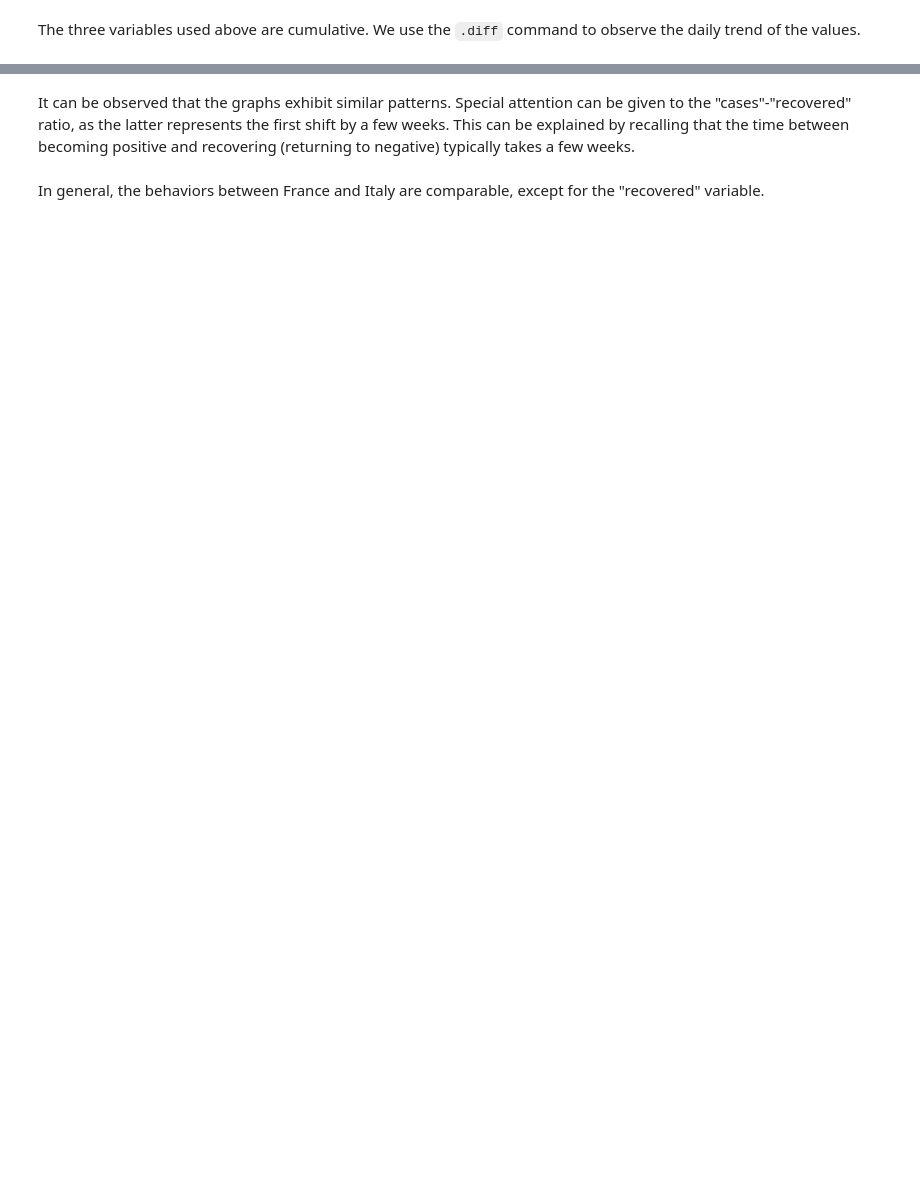
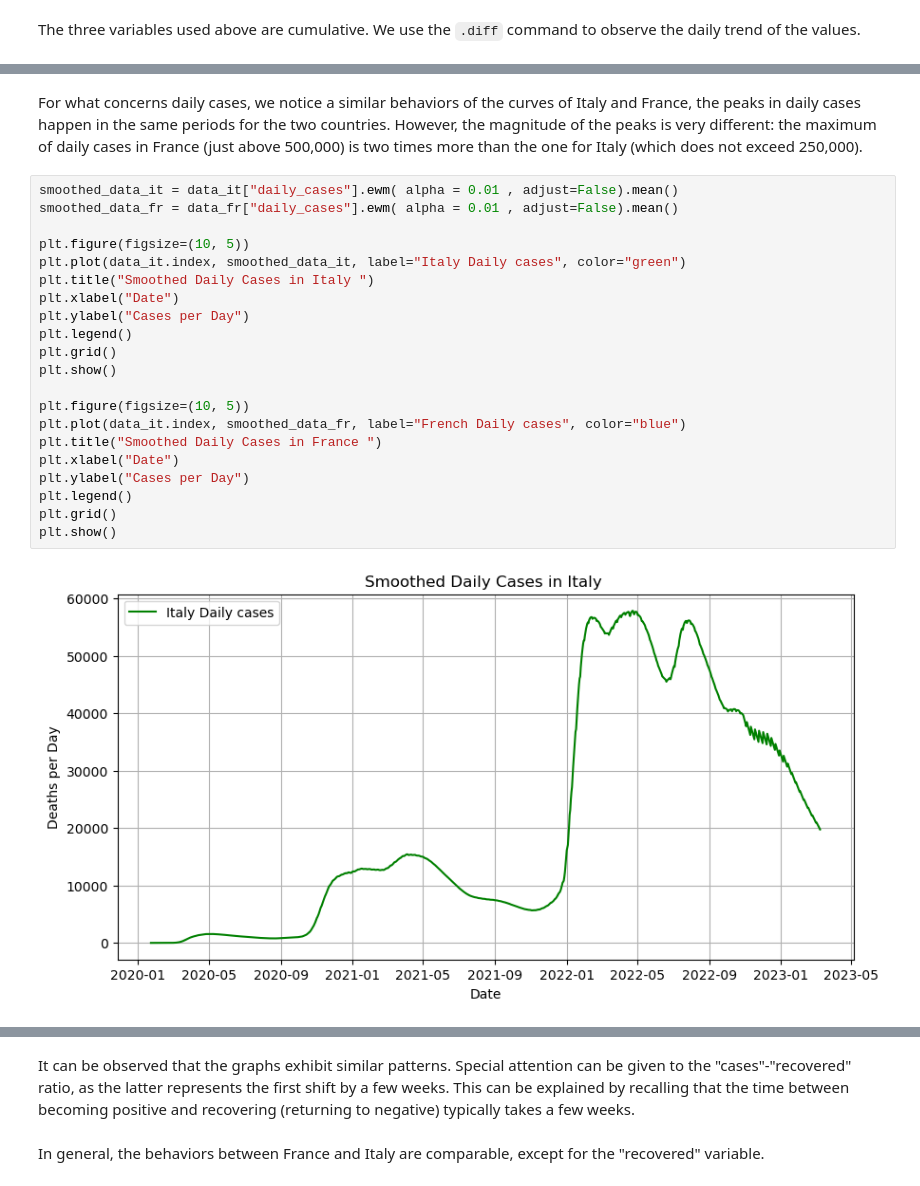
Before and after one commit to Gerva02/Python_for_data_science, a Jupyter notebook: Second.ipynb, the cells around one changed output, grey strips where cells are left out. Cells and saved outputs as stored; diff of their text form; blank space fills up the shorter version.

```diff
--- a/Second.ipynb
+++ b/Second.ipynb
@@ -209,0 +272,25 @@ plt.show()
+# %% [markdown]
+For what concerns daily cases, we notice a similar behaviors of the curves of Italy and France, the peaks in daily cases happen in the same periods for the two countries. However, the magnitude of the peaks is very different: the maximum of daily cases in France (just above 500,000) is two times more than the one for Italy (which does not exceed 250,000).
+# %%
+smoothed_data_it = data_it["daily_cases"].ewm( alpha = 0.01 , adjust=False).mean()
+smoothed_data_fr = data_fr["daily_cases"].ewm( alpha = 0.01 , adjust=False).mean()
+
+plt.figure(figsize=(10, 5))
+plt.plot(data_it.index, smoothed_data_it, label="Italy Daily cases", color="green")
+plt.title("Smoothed Daily Cases in Italy ")
+plt.xlabel("Date")
+plt.ylabel("Cases per Day")
+plt.legend()
+plt.grid()
+plt.show()
+
+plt.figure(figsize=(10, 5))
+plt.plot(data_it.index, smoothed_data_fr, label="French Daily cases", color="blue")
+plt.title("Smoothed Daily Cases in France ")
+plt.xlabel("Date")
+plt.ylabel("Cases per Day")
+plt.legend()
+plt.grid()
+plt.show()
+# %% [output]
+[figure, added]
```
Also changed, not shown: parts of 29 cells of this notebook.
